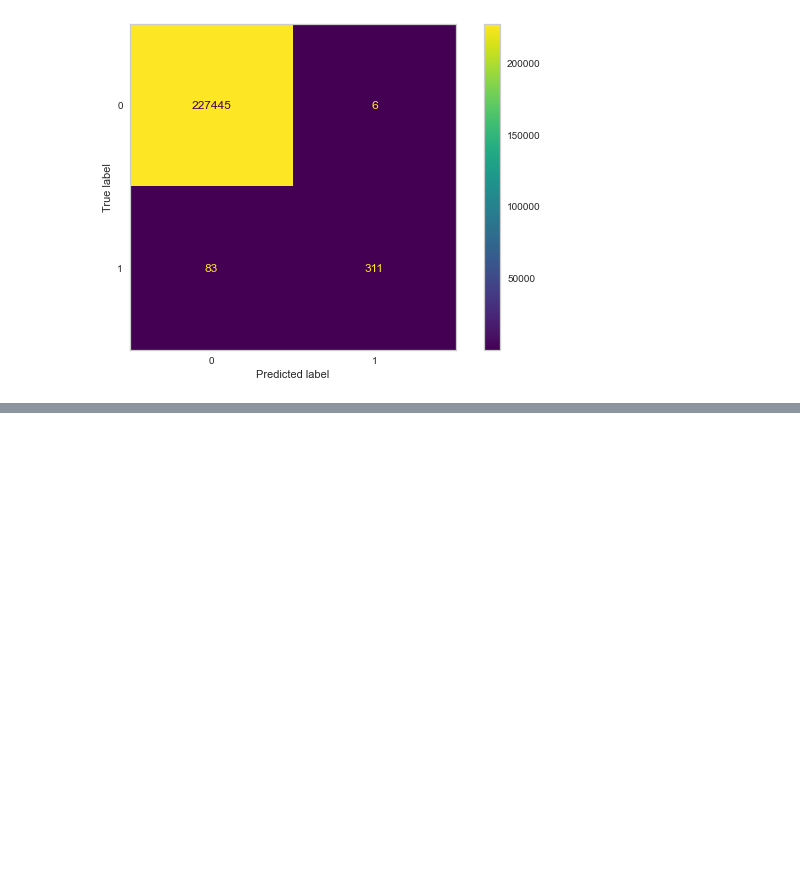
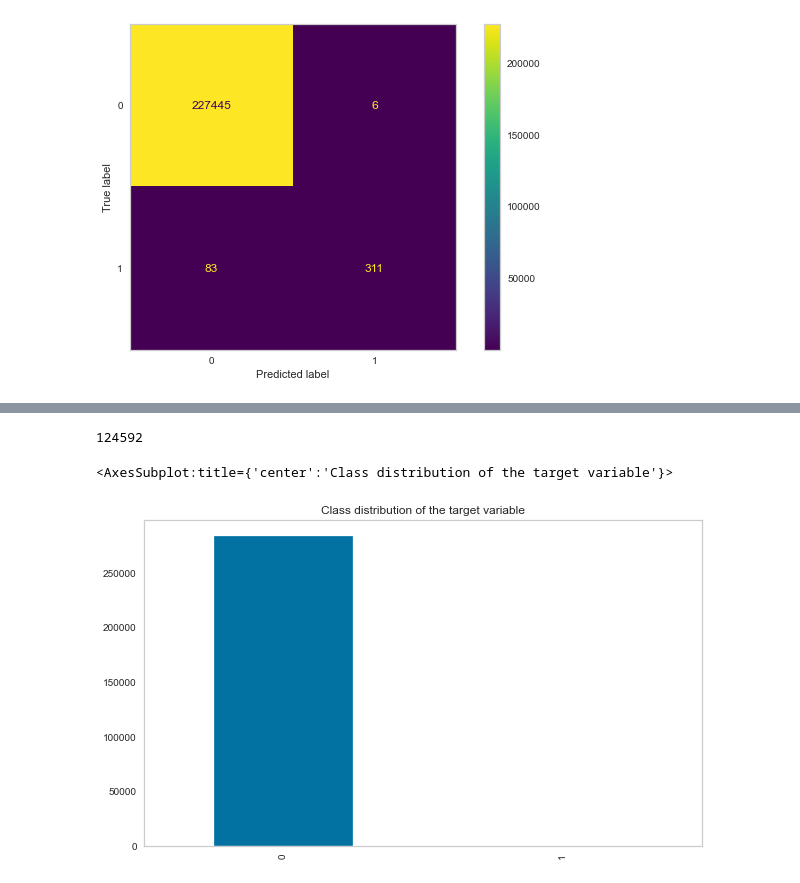
Before and after one commit to B-dogan/Credit-Card-Fraud-Detection-Project-, a Jupyter notebook: useful_codes.ipynb, the cells around one changed output, grey strips where cells are left out. Cells and saved outputs as stored; diff of their text form; code cells hidden in the pictures; blank space fills up the shorter version.

```diff
--- a/useful_codes.ipynb
+++ b/useful_codes.ipynb
@@ -618,0 +657,4 @@ weighted avg       1.00      1.00      1.00    227845
+# %%
+df["Time"].nunique()
+# %% [output]
+124592
@@ -618,0 +672,6 @@ weighted avg       1.00      1.00      1.00    227845
+# %%
+value_counts = df["Class"].value_counts()
+value_counts.plot(kind="bar", title="Class distribution of the target variable")
+# %% [output]
+<AxesSubplot:title={'center':'Class distribution of the target variable'}>
+[figure, added]
```
Also changed, not shown: parts of 19 cells of this notebook.
